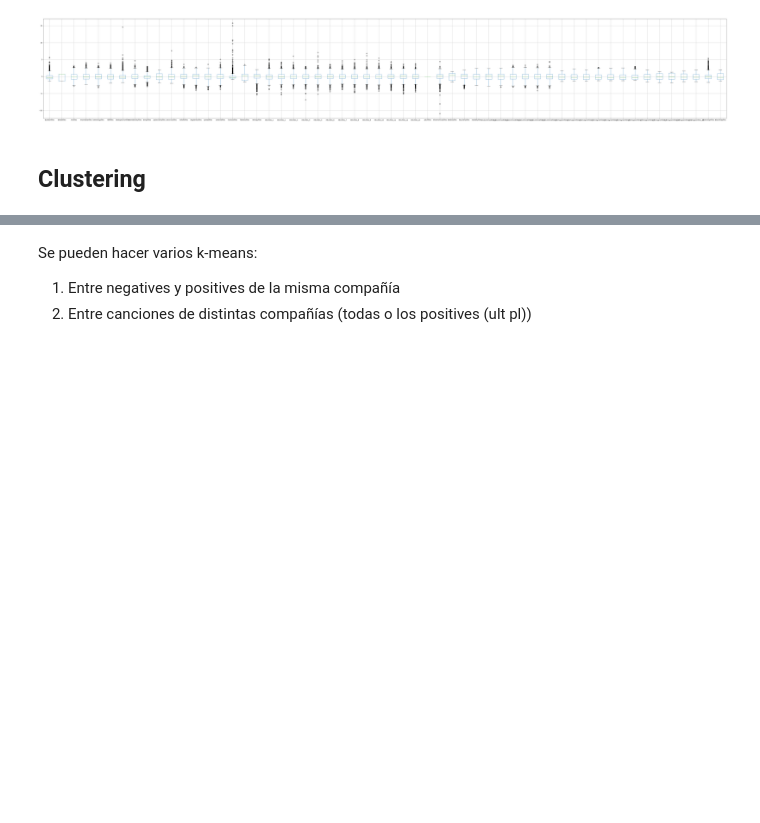
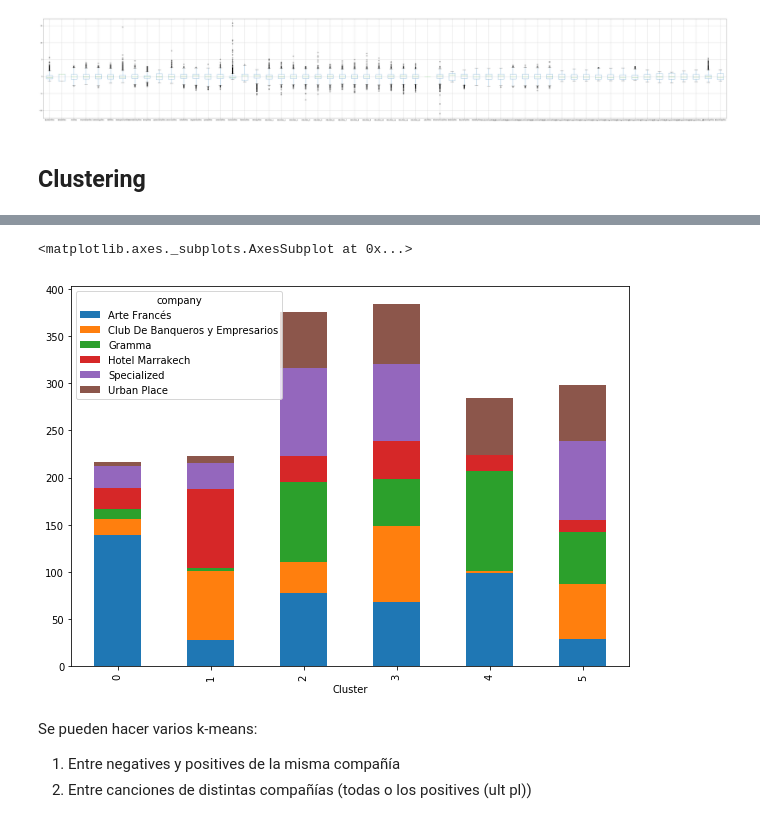
Before and after one commit to brayanrodbajo/clientan, a Jupyter notebook: analysis.ipynb, the cells around one changed output, grey strips where cells are left out. Saved outputs shown, nothing was run; the diff lists cells and outputs as text; code cells hidden in the pictures; blank space fills up the shorter version.

Commit message:
cluster by company

```diff
--- a/analysis.ipynb
+++ b/analysis.ipynb
@@ -314,7 +314,7 @@ dataStd.boxplot()
 
 **Agregue una columna "Cluster" con el segmento correspondiente (0, 1, o 2) al dataset.**
 # %%
-kmeans = KMeans(n_clusters=3, random_state=0, n_init=10)
+kmeans = KMeans(n_clusters=6, random_state=0, n_init=10)
 kmeans.fit(dataStd)
 # %% [output]
 KMeans(algorithm='auto', copy_x=True, init='k-means++', max_iter=300,
@@ -322,0 +354,3 @@ KMeans(algorithm='auto', copy_x=True, init='k-means++', max_iter=300,
+# %%
+clusters = kmeans.predict(dataStd)
+clusters
@@ -322,0 +364,3 @@ KMeans(algorithm='auto', copy_x=True, init='k-means++', max_iter=300,
+# %%
+data.loc[:,'Cluster'] = clusters
+dataStd.loc[:,'Cluster'] = clusters
@@ -323,3 +377,13 @@ KMeans(algorithm='auto', copy_x=True, init='k-means++', max_iter=300,
+# %%
+#colors = ["#006D2C", "#31A354","#74C476"]
+
+stacked = data.groupby(['company','Cluster']).size().reset_index()
+pivot_df = stacked.pivot(index='Cluster', columns='company', values=0)
+pivot_df.loc[:,companies].plot.bar(stacked=True, figsize=(10,7))
+#stacked[['Cluster','company']].plot(kind='bar', stacked=True)
+# %% [output]
+<matplotlib.axes._subplots.AxesSubplot at 0x...>
+[figure, added]
 # %% [markdown]
 Se pueden hacer varios k-means:
 1. Entre negatives y positives de la misma compañía
```
Also changed, not shown: parts of 8 cells of this notebook.
